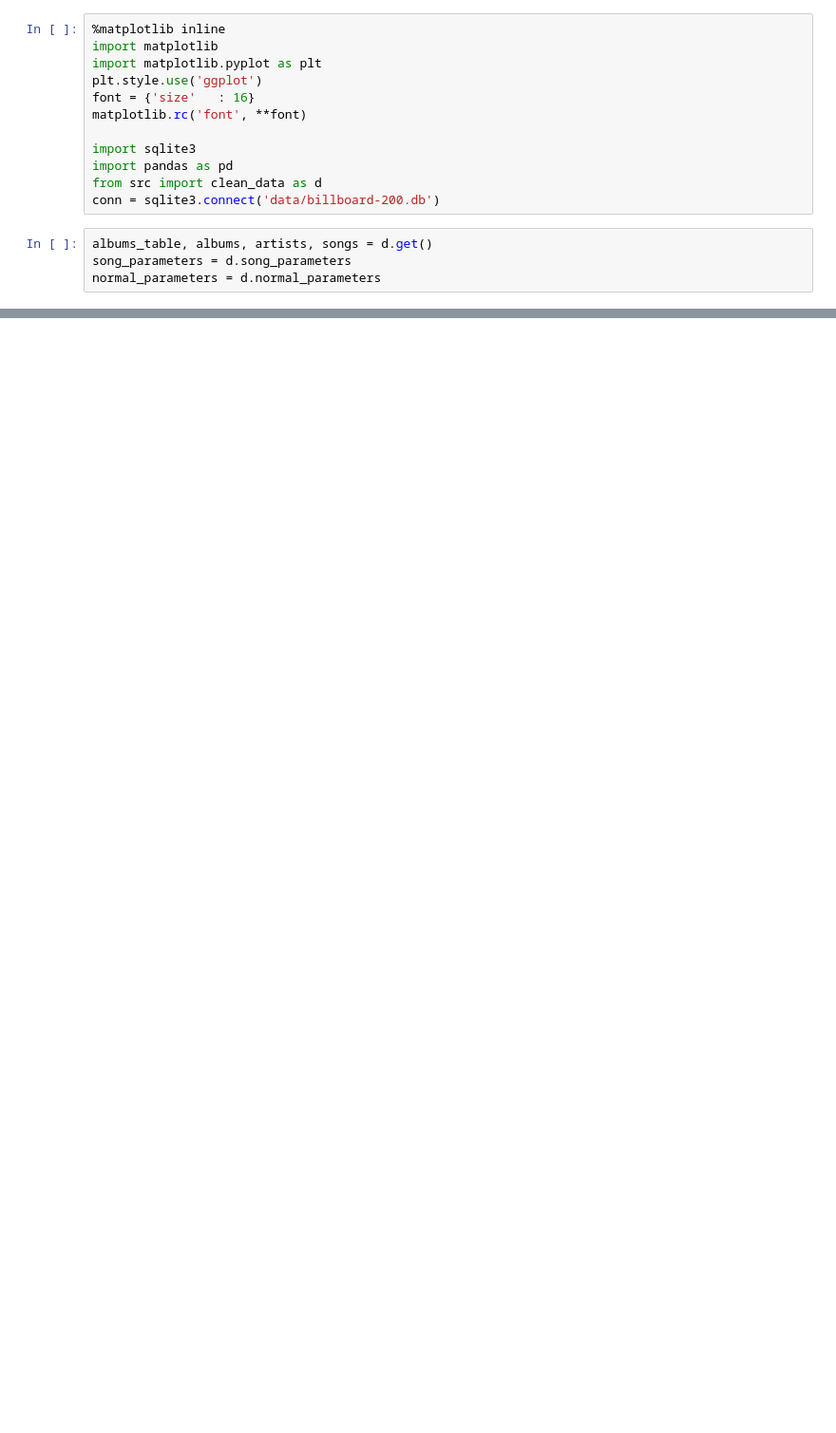
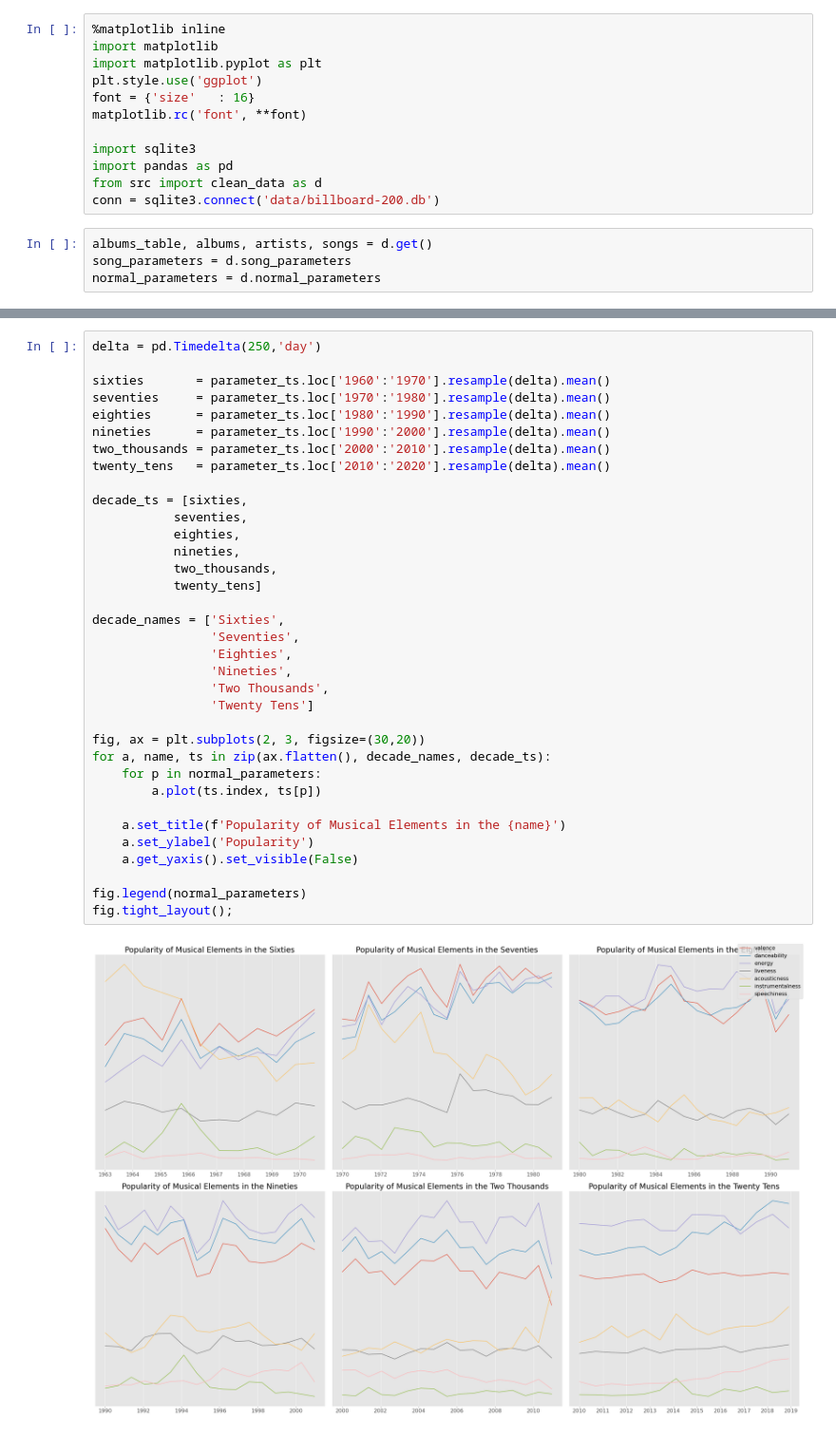
Before and after one commit to ZackMagnotti/tin-pan-data, a Jupyter notebook: vibe-analysis.ipynb, the cells around one changed output, grey strips where cells are left out. Shown at 95% size. Saved outputs shown, nothing was run; the diff lists cells and outputs as text; blank space fills up the shorter version.

```diff
--- a/vibe-analysis.ipynb
+++ b/vibe-analysis.ipynb
@@ -51,0 +59,37 @@ ax.legend(normal_parameters);
+# %%
+delta = pd.Timedelta(250,'day')
+
+sixties       = parameter_ts.loc['1960':'1970'].resample(delta).mean()
+seventies     = parameter_ts.loc['1970':'1980'].resample(delta).mean()
+eighties      = parameter_ts.loc['1980':'1990'].resample(delta).mean()
+nineties      = parameter_ts.loc['1990':'2000'].resample(delta).mean()
+two_thousands = parameter_ts.loc['2000':'2010'].resample(delta).mean()
+twenty_tens   = parameter_ts.loc['2010':'2020'].resample(delta).mean()
+
+decade_ts = [sixties,
+           seventies,
+           eighties,
+           nineties,
+           two_thousands,
+           twenty_tens]
+
+decade_names = ['Sixties',
+                'Seventies',
+                'Eighties',
+                'Nineties',
+                'Two Thousands',
+                'Twenty Tens']
+
+fig, ax = plt.subplots(2, 3, figsize=(30,20))
+for a, name, ts in zip(ax.flatten(), decade_names, decade_ts):
+    for p in normal_parameters:
+        a.plot(ts.index, ts[p])
+
+    a.set_title(f'Popularity of Musical Elements in the {name}')
+    a.set_ylabel('Popularity')
+    a.get_yaxis().set_visible(False)
+
+fig.legend(normal_parameters)
+fig.tight_layout();
+# %% [output]
+[figure, added]
```
Also changed, not shown: parts of 4 cells of this notebook.
